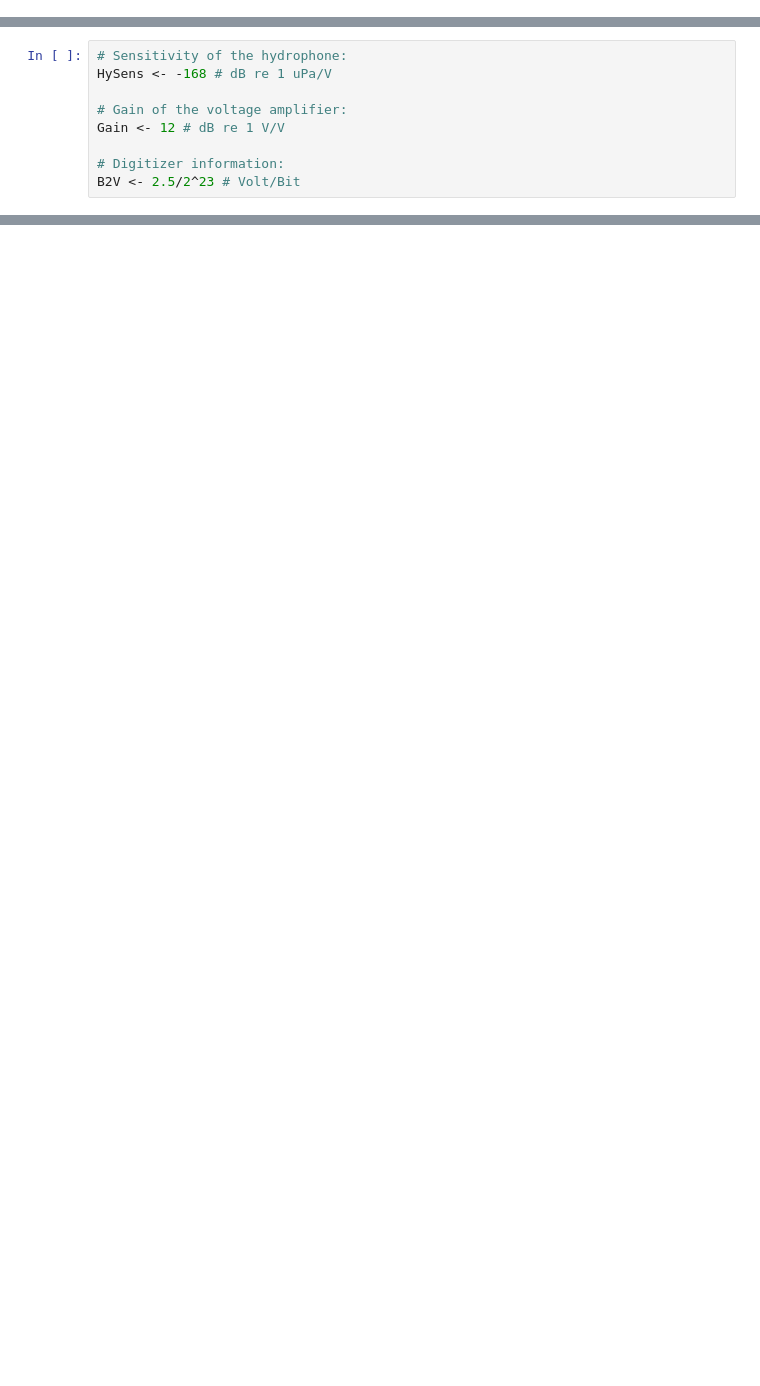
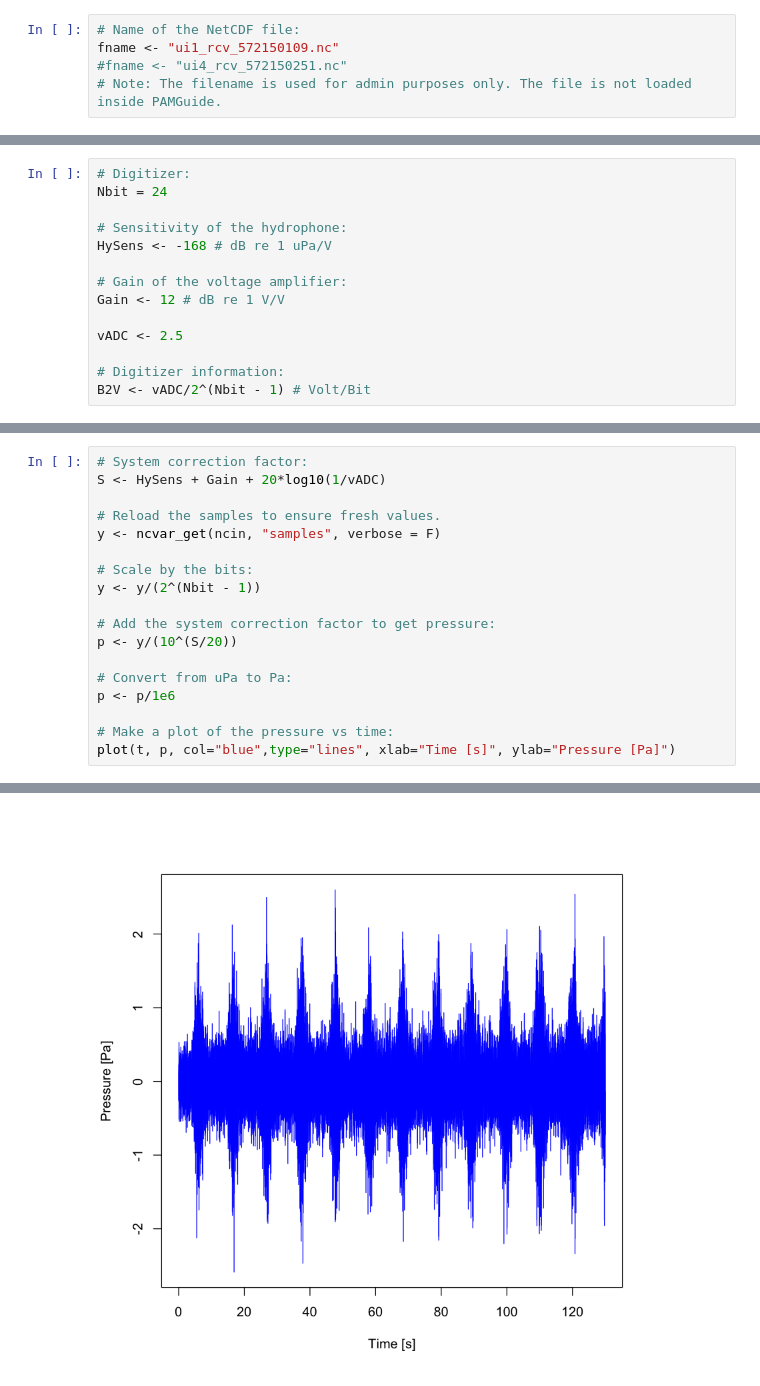
Before and after one commit to ec-intaros/PAMGuide-R-Tutorial, a Jupyter notebook: INTAROS_PAMGuide_notebook.ipynb, the cells around one changed output, grey strips where cells are left out. Saved outputs shown, nothing was run; the diff lists cells and outputs as text; blank space fills up the shorter version.

```diff
--- a/INTAROS_PAMGuide_notebook.ipynb
+++ b/INTAROS_PAMGuide_notebook.ipynb
@@ -70 +127,6 @@ Loading required package: ncdf4
+# %%
+# Name of the NetCDF file:
+fname <- "ui1_rcv_572150109.nc"
+#fname <- "ui4_rcv_572150251.nc"
+# Note: The filename is used for admin purposes only. The file is not loaded inside PAMGuide.
 # %%
@@ -100,9 +211,14 @@ Nsamp <- length(y)
 # %%
+# Digitizer:
+Nbit = 24
+
 # Sensitivity of the hydrophone:
 HySens <- -168 # dB re 1 uPa/V
 
 # Gain of the voltage amplifier:
 Gain <- 12 # dB re 1 V/V
 
+vADC <- 2.5
+
 # Digitizer information:
-B2V <- 2.5/2^23 # Volt/Bit
+B2V <- vADC/2^(Nbit - 1) # Volt/Bit
@@ -111,0 +225,19 @@ pressure <- y*10^(HySens/20)*10^(Gain/20)*B2V # Unit: Pascal [Pa]
+# %%
+# System correction factor:
+S <- HySens + Gain + 20*log10(1/vADC)
+
+# Reload the samples to ensure fresh values.
+y <- ncvar_get(ncin, "samples", verbose = F)
+
+# Scale by the bits:
+y <- y/(2^(Nbit - 1))
+
+# Add the system correction factor to get pressure:
+p <- y/(10^(S/20))
+
+# Convert from uPa to Pa:
+p <- p/1e6
+
+# Make a plot of the pressure vs time:
+plot(t, p, col="blue",type="lines", xlab="Time [s]", ylab="Pressure [Pa]")
+# %% [output]
@@ -111,0 +246 @@ pressure <- y*10^(HySens/20)*10^(Gain/20)*B2V # Unit: Pascal [Pa]
+[figure, added]
```
Also changed, not shown: parts of 44 cells of this notebook.
